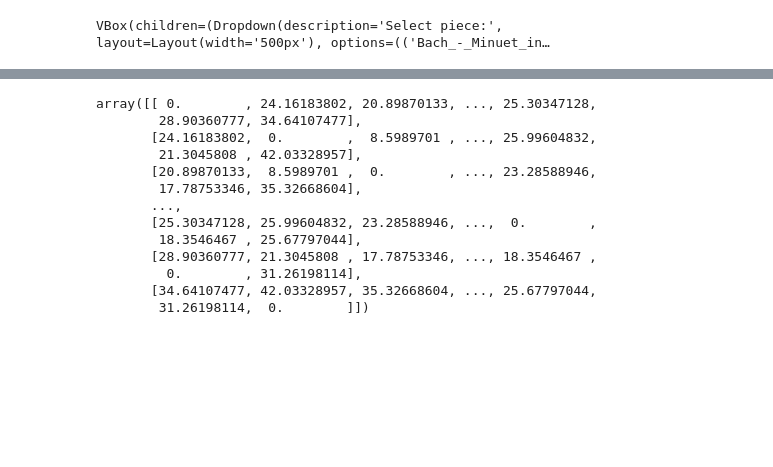
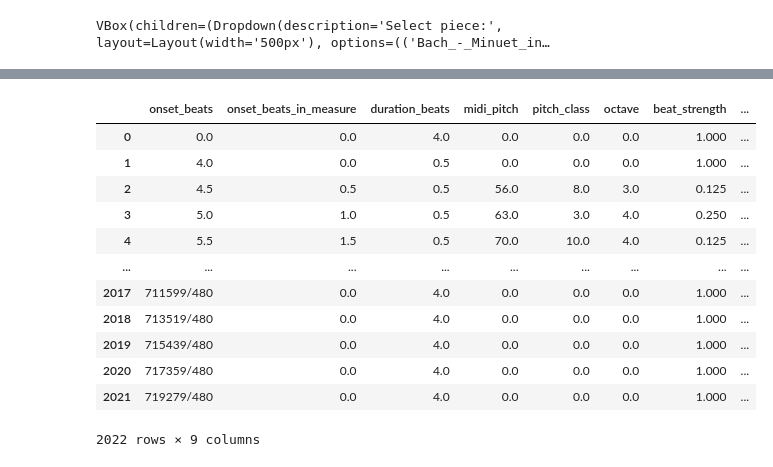
Before and after one commit to 5i5ousPlay/thesisv3, a Jupyter notebook: classism.ipynb, the cells around one changed output, grey strips where cells are left out. Cells and saved outputs as stored; diff of their text form; code cells hidden in the pictures; blank space fills up the shorter version.

```diff
--- a/classism.ipynb
+++ b/classism.ipynb
@@ -57,16 +111,16 @@ visualizer = MusicVisualizer(analyzer)
 # %%
-analyzer.distance_matrix
+analyzer.nmat
 # %% [output]
+|  | onset_beats | onset_beats_in_measure | duration_beats | midi_pitch | pitch_class | octave | beat_strength | ... |
+| 0 | 0.0 | 0.0 | 4.0 | 0.0 | 0.0 | 0.0 | 1.000 | ... |
+| 1 | 4.0 | 0.0 | 0.5 | 0.0 | 0.0 | 0.0 | 1.000 | ... |
+| 2 | 4.5 | 0.5 | 0.5 | 56.0 | 8.0 | 3.0 | 0.125 | ... |
+| 3 | 5.0 | 1.0 | 0.5 | 63.0 | 3.0 | 4.0 | 0.250 | ... |
+| 4 | 5.5 | 1.5 | 0.5 | 70.0 | 10.0 | 4.0 | 0.125 | ... |
+| ... | ... | ... | ... | ... | ... | ... | ... | ... |
+| 2017 | 711599/480 | 0.0 | 4.0 | 0.0 | 0.0 | 0.0 | 1.000 | ... |
+| 2018 | 713519/480 | 0.0 | 4.0 | 0.0 | 0.0 | 0.0 | 1.000 | ... |
+| 2019 | 715439/480 | 0.0 | 4.0 | 0.0 | 0.0 | 0.0 | 1.000 | ... |
+| 2020 | 717359/480 | 0.0 | 4.0 | 0.0 | 0.0 | 0.0 | 1.000 | ... |
+| 2021 | 719279/480 | 0.0 | 4.0 | 0.0 | 0.0 | 0.0 | 1.000 | ... |
-array([[ 0.        , 24.16183802, 20.89870133, ..., 25.30347128,
-        28.90360777, 34.64107477],
-       [24.16183802,  0.        ,  8.5989701 , ..., 25.99604832,
-        21.3045808 , 42.03328957],
-       [20.89870133,  8.5989701 ,  0.        , ..., 23.28588946,
-        17.78753346, 35.32668604],
-       ...,
-       [25.30347128, 25.99604832, 23.28588946, ...,  0.        ,
-        18.3546467 , 25.67797044],
-       [28.90360777, 21.3045808 , 17.78753346, ..., 18.3546467 ,
-         0.        , 31.26198114],
-       [34.64107477, 42.03328957, 35.32668604, ..., 25.67797044,
-        31.26198114,  0.        ]])
+2022 rows × 9 columns
```
Also changed, not shown: parts of 27 cells of this notebook.
